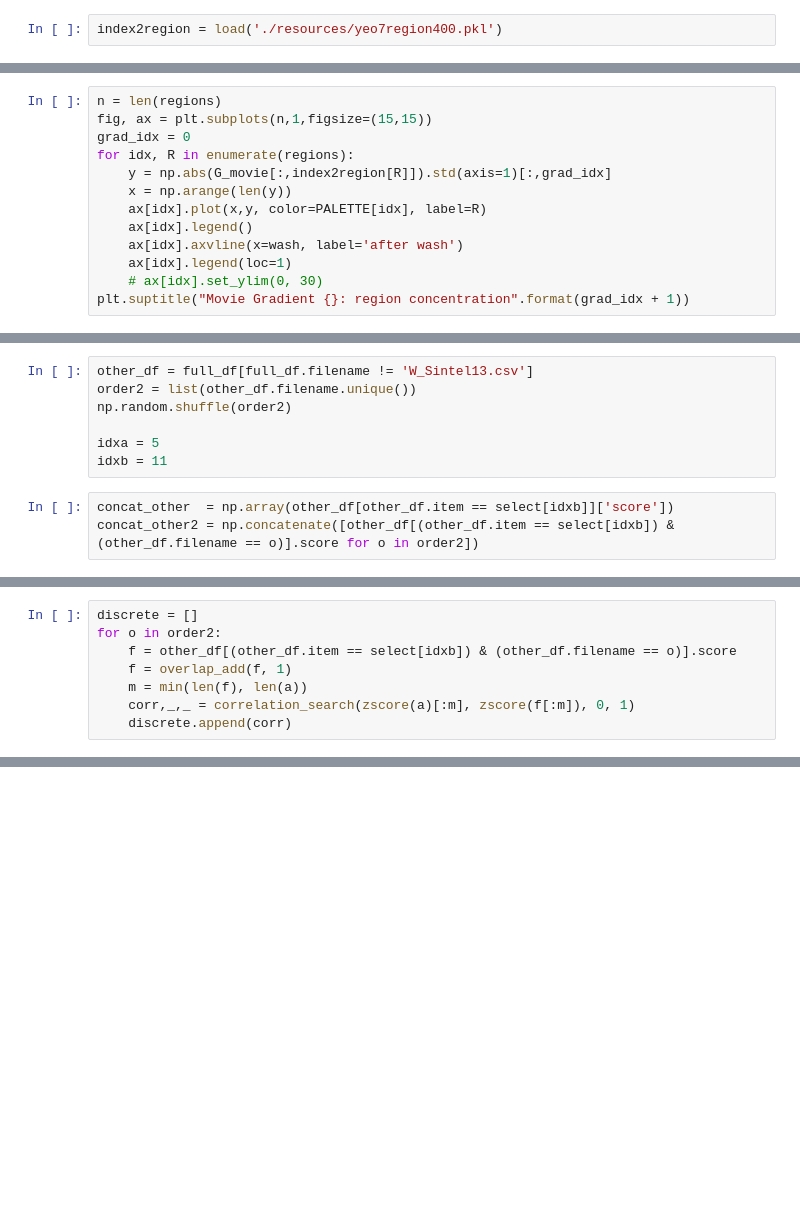
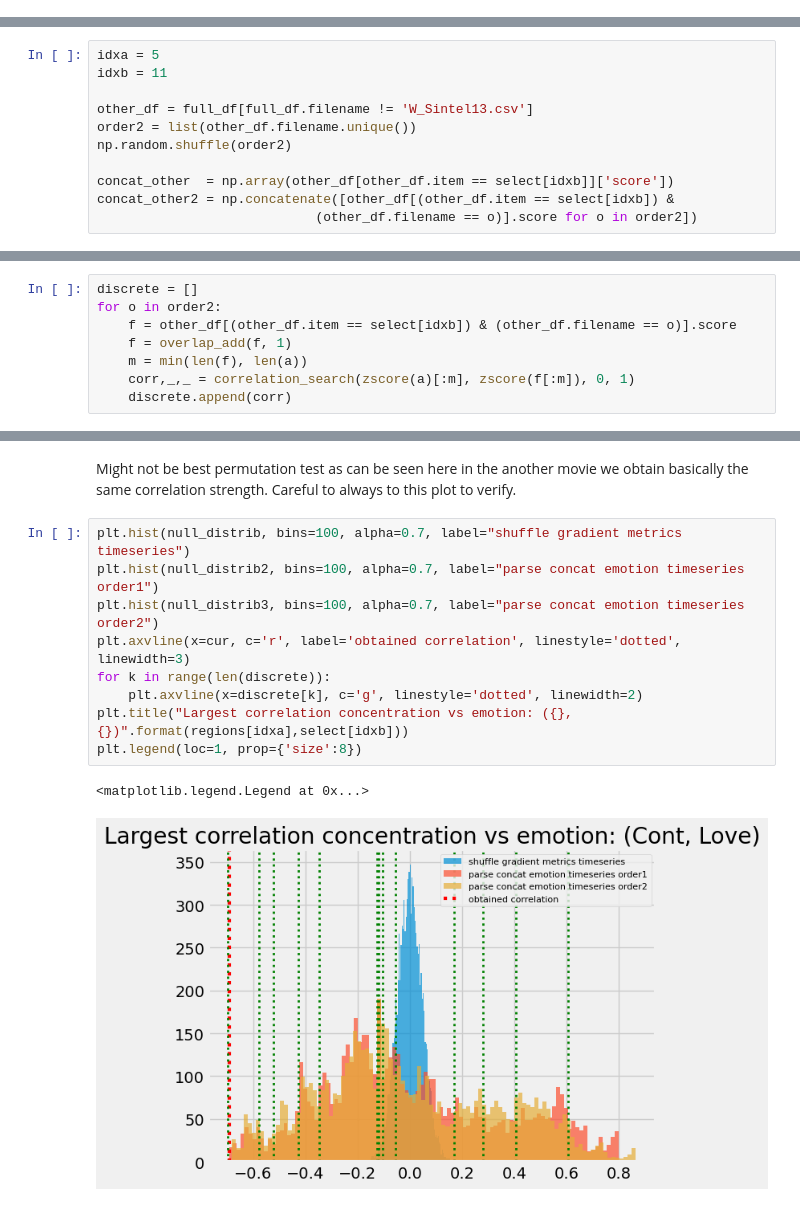
Before and after one commit to MIPLabCH/emoguide_gradients, a Jupyter notebook: 07_fmri-emotion_cohesion.ipynb, the cells around one changed output, grey strips where cells are left out. Drawn from its saved outputs; the diff is of its cells as text; blank space fills up the shorter version.

Commit message:
restructure + added metrics properly + replotting + etc... will detail in next update

```diff
--- a/fmri-emotion_cohesion.ipynb
+++ b/07_fmri-emotion_cohesion.ipynb
@@ -22,5 +19,3 @@ G_rest   = np.load('./resources/dynamic_grad/gradient_rest_ws140.npy')
 # Loading Matching Emotion Track
 full_df = pd.read_csv('./data/emotion_compile.csv')
 emo_df = full_df[full_df['filename']=='W_Sintel13.csv']
-# %%
-index2region = load('./resources/yeo7region400.pkl')
@@ -45,16 +48,3 @@ plt.suptitle("Movie Gradient {}: region centroids position shift and concentrati
 # %% [output]
 Text(0.5, 0.98, 'Movie Gradient 1: region centroids position shift and concentration')
 [figure]
-# %%
-n = len(regions)
-fig, ax = plt.subplots(n,1,figsize=(15,15))
-grad_idx = 0
-for idx, R in enumerate(regions):
-    y = np.abs(G_movie[:,index2region[R]]).std(axis=1)[:,grad_idx]
-    x = np.arange(len(y))
-    ax[idx].plot(x,y, color=PALETTE[idx], label=R)
-    ax[idx].legend()
-    ax[idx].axvline(x=wash, label='after wash')
-    ax[idx].legend(loc=1)
-    # ax[idx].set_ylim(0, 30)
-plt.suptitle("Movie Gradient {}: region concentration".format(grad_idx + 1))
@@ -301,14 +284,15 @@ plot_hemispheres(surf_lh, surf_rh, array_name=grad, size=(1000, 2000), cmap='hot
 #### Permutation Testing
 TODO: for multiple pair emotions netowrk plot the null distributions
 # %%
+idxa = 5
+idxb = 11
+
 other_df = full_df[full_df.filename != 'W_Sintel13.csv']
 order2 = list(other_df.filename.unique())
 np.random.shuffle(order2)
 
-idxa = 5
-idxb = 11
+concat_other  = np.array(other_df[other_df.item == select[idxb]]['score'])
+concat_other2 = np.concatenate([other_df[(other_df.item == select[idxb]) &
+                            (other_df.filename == o)].score for o in order2])
-# %%
-concat_other  = np.array(other_df[other_df.item == select[idxb]]['score'])
-concat_other2 = np.concatenate([other_df[(other_df.item == select[idxb]) & (other_df.filename == o)].score for o in order2])
 # %%
 # Obtained sample correlation
@@ -342,3 +347,17 @@ null_score(null_distrib2, cur)
+# %% [markdown]
+Might not be best permutation test as can be seen here in the another movie we obtain basically the same correlation strength. Careful to always to this plot to verify.
+# %%
+plt.hist(null_distrib, bins=100, alpha=0.7, label="shuffle gradient metrics timeseries")
+plt.hist(null_distrib2, bins=100, alpha=0.7, label="parse concat emotion timeseries order1")
+plt.hist(null_distrib3, bins=100, alpha=0.7, label="parse concat emotion timeseries order2")
+plt.axvline(x=cur, c='r', label='obtained correlation', linestyle='dotted', linewidth=3)
+for k in range(len(discrete)):
+    plt.axvline(x=discrete[k], c='g', linestyle='dotted', linewidth=2)
+plt.title("Largest correlation concentration vs emotion: ({}, {})".format(regions[idxa],select[idxb]))
+plt.legend(loc=1, prop={'size':8})
+# %% [output]
+<matplotlib.legend.Legend at 0x...>
+[figure, added]
 # %%
 def null_score(null_distrib, sample):
     # single tail
```
Also changed, not shown: parts of 16 cells of this notebook, 26 other files.
